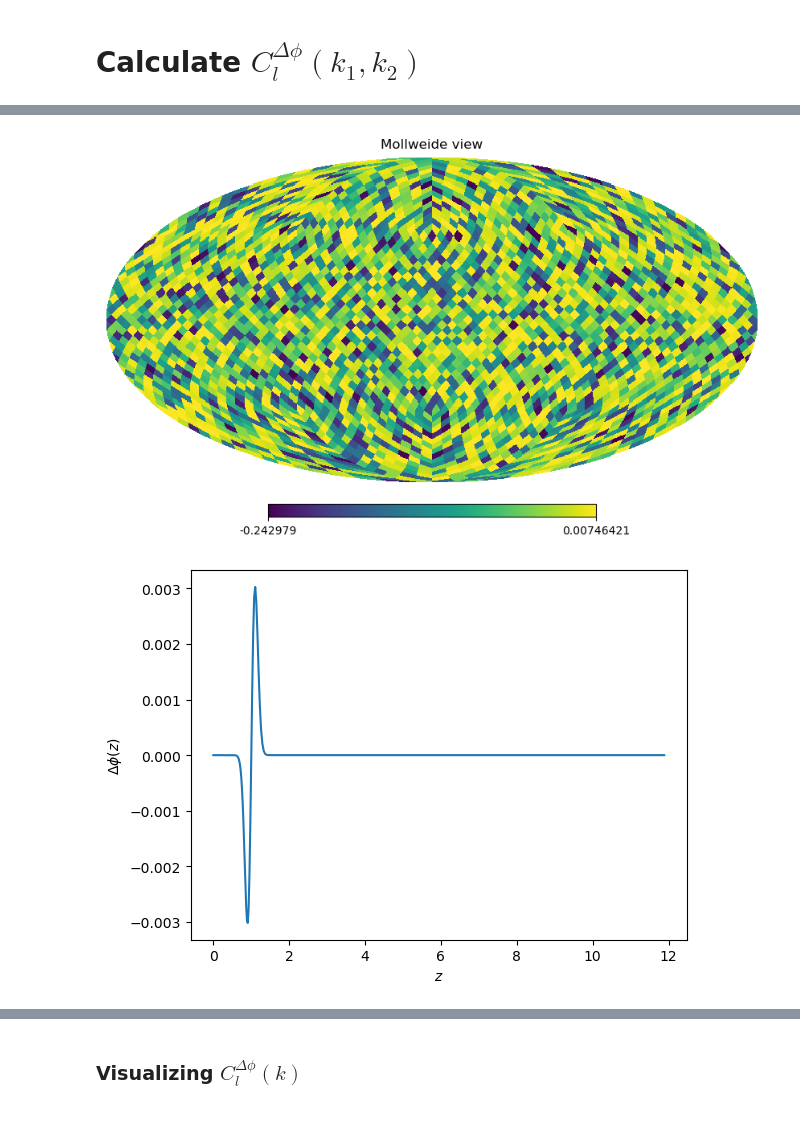
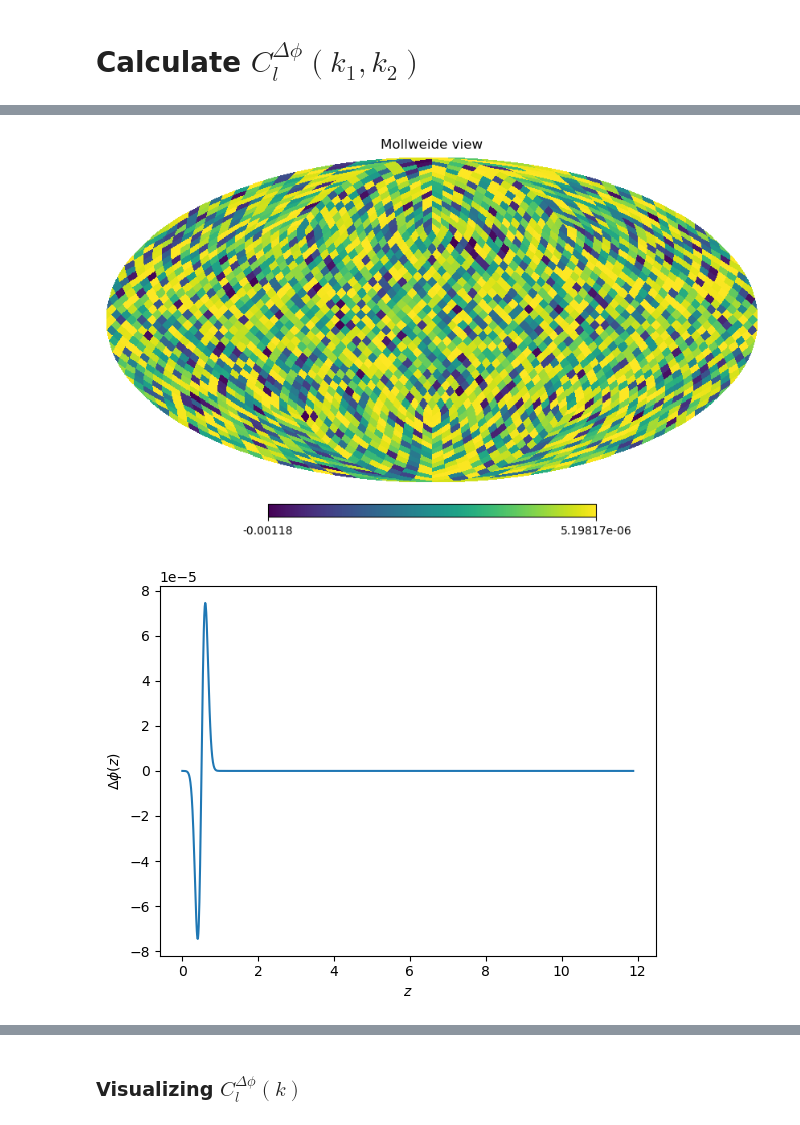
Before and after one commit to abaleato/CARDiAC, a Jupyter notebook: Get_DeltaPhi_PS.ipynb, the cells around one changed output, grey strips where cells are left out. Saved outputs shown, nothing was run; the diff lists cells and outputs as text; code cells hidden in the pictures.

```diff
--- a/Get_DeltaPhi_PS.ipynb
+++ b/Get_DeltaPhi_PS.ipynb
@@ -10,13 +13,36 @@ import hankl
 # %% [markdown]
 # Calculate $C_l^{\Delta \phi}(k_1,k_2)$
 # %%
+def phi(r, phi_normalization=None):
+    '''
+    Fiducial, radial galaxy selection function
+    Inputs:
+        - r = float. Comoving radial distance in Mpc
+        - phi_normalization = Normalization of selection function. Default is unnormalized.
+    Returns:
+        - phi(r)
+    '''
+    if phi_normalization is None:
+        phi_normalization = 1
+    z = z_at_value(Planck18.comoving_distance, r* u.Mpc).value
+    return np.exp(-(z - z_mean)**2 /(2*sigma**2)) / phi_normalization
+
 sigma = 0.1 # Standard deviation of the fiducial dndz
 sigma_zshift = 0.1 # Standard deviation of the z_shift
-z_mean = 1 # Central redshift of the nominal dndz
+z_mean = 0.5 # Central redshift of the nominal dndz
+
+# Set the range for the integrals over r. If this changes, the normalization of phi(r) will need to be changed too
+z_min_int = 0.005
+z_max_int = 5 #z_mean+2
+
+# Normalize the selection function so that \int_{0}^{inf} dr phi(r) = 1
+phi_norm, error = quadrature(phi, Planck18.comoving_distance(z_min_int).value,
+                                       Planck18.comoving_distance(z_max_int).value,
+                                             rtol=0.0001, maxiter=500)
 
 # Plot the fiducial dndz
 zs = np.linspace(0,10,300)
-dndz_fid = sigma*np.sqrt(2*np.pi)*np.exp(-(zs - z_mean)**2 /(2*sigma**2))
+dndz_fid = np.exp(-(zs - z_mean)**2 /(2*sigma**2)) / (sigma*np.sqrt(2*np.pi))
 plt.plot(zs, dndz_fid)
 plt.ylabel(r'$\phi(z)$')
 plt.xlabel(r'$z$')
@@ -28,35 +54,35 @@ Text(0.5, 1.0, 'Fiducial')
 # Suppose the central value of the dndz changes across different healpixels
 nside = 16 # Nside that sets the size of pixels over which dn/dz is constant
 npix = hp.nside2npix(nside)
 
 # Initialize samples in r to be used in FFTLog calculation of the Hankel transforms
 n_samples_of_r = 2**10 # Choose a power of 2
 log_rmin = -4 # Choose integers here
 log_rmax = 4 # Choose integers here
 r_array = np.logspace(log_rmin,log_rmax,n_samples_of_r)
 # Get the redshift corresponding to these values of r in the Planck18 cosmology
 z_array = np.zeros((npix, n_samples_of_r))
 for i, r in enumerate(r_array):
     z_array[:, i] = z_at_value(Planck18.comoving_distance, r* u.Mpc)
 
 # Draw random values in each pixel for the shift of the central redshift of the dndz
 shifts_array = np.random.normal(loc=0, scale=sigma_zshift, size=npix)
 
 # Calculate the perturbation to the dndz in each pixel and each r slice
-theta_maps = sigma*np.sqrt(2*np.pi)*(np.exp(-(z_array - z_mean - shifts_array[..., np.newaxis])**2 /(2*sigma**2)) - np.exp(-(z_array - z_mean )**2 /(2*sigma**2)))
+theta_maps = phi_norm**(-1) * (np.exp(-(z_array - z_mean - shifts_array[..., np.newaxis])**2 /(2*sigma**2)) - np.exp(-(z_array - z_mean )**2 /(2*sigma**2)))
 # Plot a map of the r slice where we expect significant fluctuations
 z_mean_idx = np.where(r_array>Planck18.comoving_distance(z_mean).value)[0][0]
 hp.mollview(theta_maps[:,z_mean_idx])
 plt.show()
 
 # Plot the Delta phi (z) at a random pixel
 pix_idx = np.random.randint(0, npix)
 plt.plot(z_array[pix_idx,:], theta_maps[pix_idx,:])
 plt.ylabel(r'$\Delta \phi(z)$')
 plt.xlabel(r'$z$')
 plt.show()
 # %% [output]
-[figure, old version]
+[figure, new version]
-[figure, old version]
+[figure, new version]
 # %%
 # Let us up-sample the maps
```
Also changed, not shown: parts of 22 cells of this notebook.
